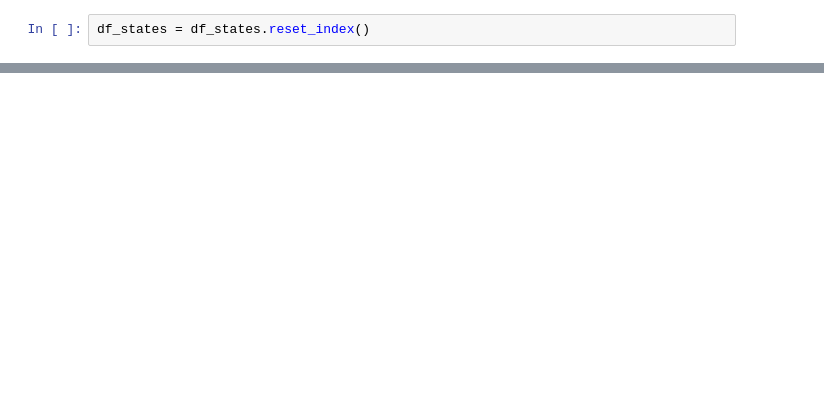
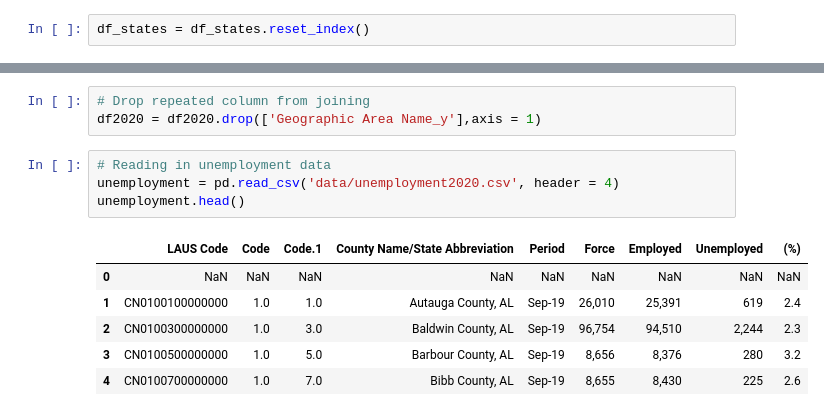
Before and after one commit to eweed001/ORIE-4741-Project, a Jupyter notebook: data_collection_cleaning2020.ipynb, the cells around one changed output, grey strips where cells are left out. Saved outputs shown, nothing was run; the diff lists cells and outputs as text; blank space fills up the shorter version.

```diff
--- a/data_collection_cleaning2020.ipynb
+++ b/data_collection_cleaning2020.ipynb
@@ -74,0 +205,14 @@ df_states = df_states.reset_index()
+# %%
+# Drop repeated column from joining
+df2020 = df2020.drop(['Geographic Area Name_y'],axis = 1)
+# %%
+# Reading in unemployment data
+unemployment = pd.read_csv('data/unemployment2020.csv', header = 4)
+unemployment.head()
+# %% [output]
+|  | LAUS Code | Code | Code.1 | County Name/State Abbreviation | Period | Force | Employed | Unemployed | (%) |
+| 0 | NaN | NaN | NaN | NaN | NaN | NaN | NaN | NaN | NaN |
+| 1 | CN0100100000000 | 1.0 | 1.0 | Autauga County, AL | Sep-19 | 26,010 | 25,391 | 619 | 2.4 |
+| 2 | CN0100300000000 | 1.0 | 3.0 | Baldwin County, AL | Sep-19 | 96,754 | 94,510 | 2,244 | 2.3 |
+| 3 | CN0100500000000 | 1.0 | 5.0 | Barbour County, AL | Sep-19 | 8,656 | 8,376 | 280 | 3.2 |
+| 4 | CN0100700000000 | 1.0 | 7.0 | Bibb County, AL | Sep-19 | 8,655 | 8,430 | 225 | 2.6 |
```
Also changed, not shown: parts of 25 cells of this notebook, 5 other files.
